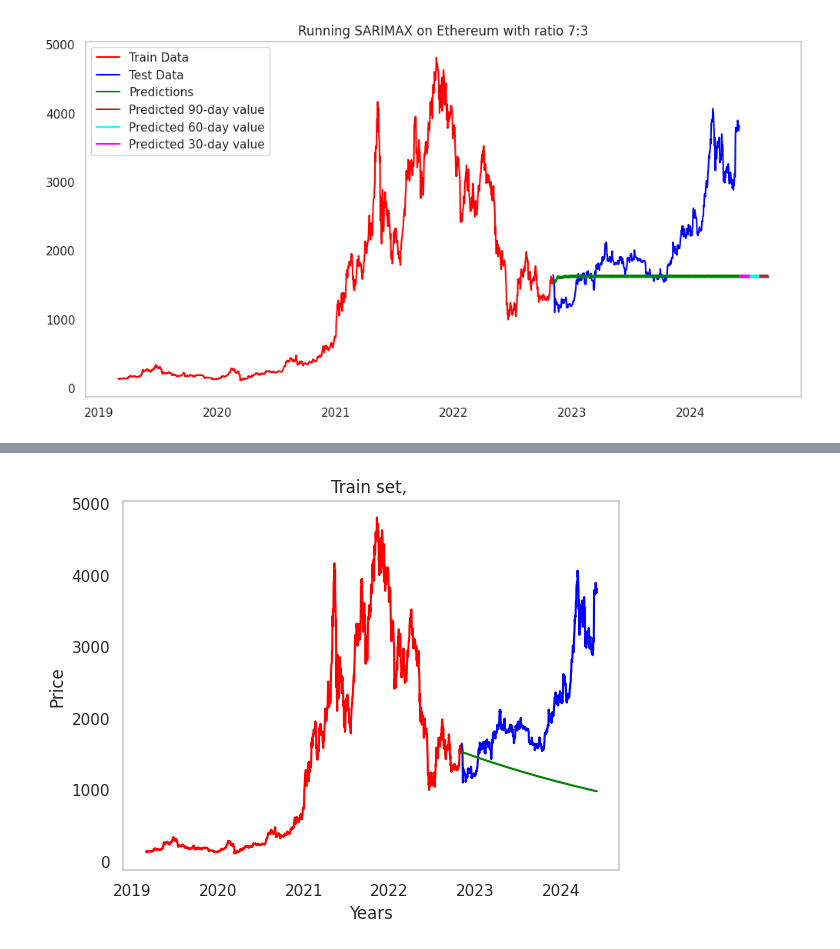
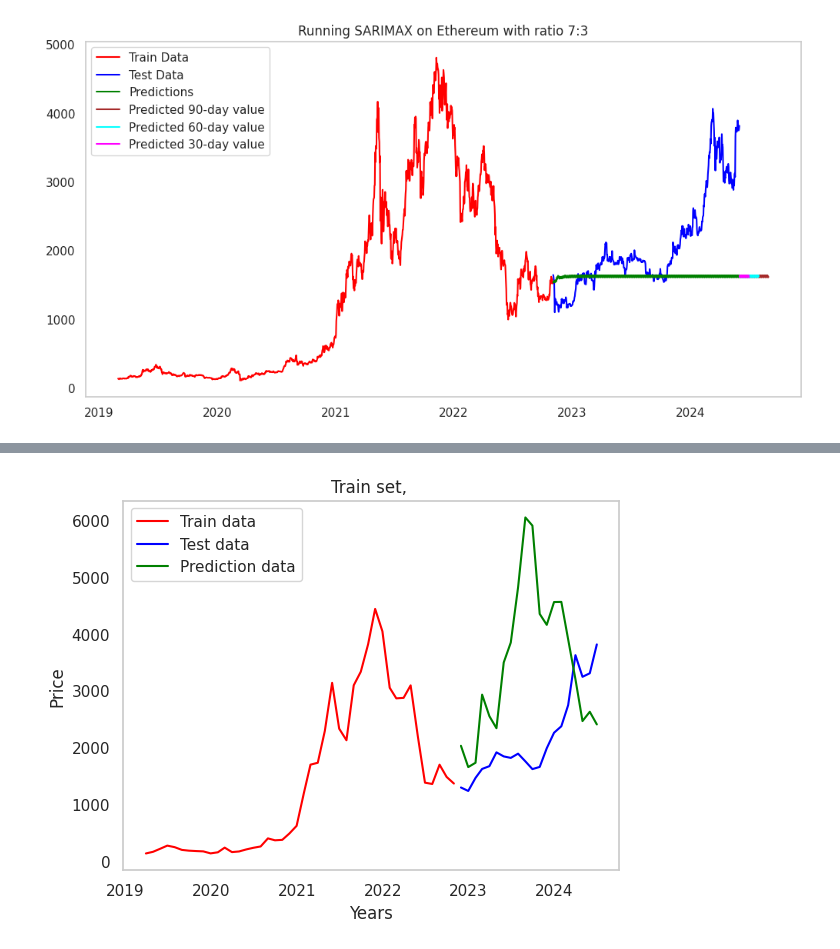
Before and after one commit to vmhoang1703/IS403-Project-Group13, a Jupyter notebook: Ethereum/SARIMAX_ETH_64_73_82.ipynb, the cells around one changed output, grey strips where cells are left out. Cells and saved outputs as stored; diff of their text form; code cells hidden in the pictures.

Commit message:
Fix SARIMAX and add month on Ethereum

```diff
--- a/Ethereum/SARIMAX_ETH_64_73_82.ipynb
+++ b/Ethereum/SARIMAX_ETH_64_73_82.ipynb
@@ -1768,4 +1726,4 @@ optimizer = 'adam'
 # %%
-train_index = int(len(eth_df)*train_size)
+train_index = int(len(df_monthly)*train_size)
 train_index
 # %% [output]
@@ -1869,3 +1730,0 @@ eth_df
-# %%
-df_monthly = eth_df.resample('M').mean()
-df_monthly
@@ -1940,0 +1735,6 @@ result = SARIMAX(eth_df_train['Price'], order=(3, 0, 0), easonal_order = (2,1,0,
+# %%
+# the training set will include data up to and including December 2016
+train = df_monthly[:train_index]
+
+# test set will start from January 2017 (essentially one year)
+test = df_monthly[train_index:]
@@ -1940,0 +1749,18 @@ result = SARIMAX(eth_df_train['Price'], order=(3, 0, 0), easonal_order = (2,1,0,
+# %%
+# forcibly disable system warnings
+import warnings
+warnings.simplefilter(action = 'ignore', category = Warning)
+
+# let's train the model with the appropriate parameters, SARIMAX(0, 2, 2)x(0, 2, 2, 12)
+# importing the model class
+from statsmodels.tsa.statespace.sarimax import SARIMAX
+
+# let's create an object of this model
+model = SARIMAX(train,
+                 order = (3,0,0),
+                seasonal_order = (2,1,0,7),
+                enforce_stationarity = False,
+                enforce_invertibility = False)
+
+# apply the method fit
+result = model.fit(maxiter = 500, method = 'nm')
@@ -1979,16 +1819,16 @@ Freq: D, Name: predicted_mean, Length: 576, dtype: float64
 # %%
-plt.plot(train, color = "red")
-plt.plot(test, color = "blue")
-plt.plot(predictions, color = "green")
+plt.plot(train, color = "red", label ='Train data')
+plt.plot(test, color = "blue", label = 'Test data')
+plt.plot(predictions, color = "green", label = 'Prediction data')
 
 # title and axis captions
 plt.title("Train set, ")
 plt.ylabel("Price")
 plt.xlabel('Years')
 
 # add a grid
 plt.grid()
-
+plt.legend()
 plt.show()
 # %% [output]
-[figure, old version]
+[figure, new version]
```
Also changed, not shown: parts of 123 cells of this notebook.
